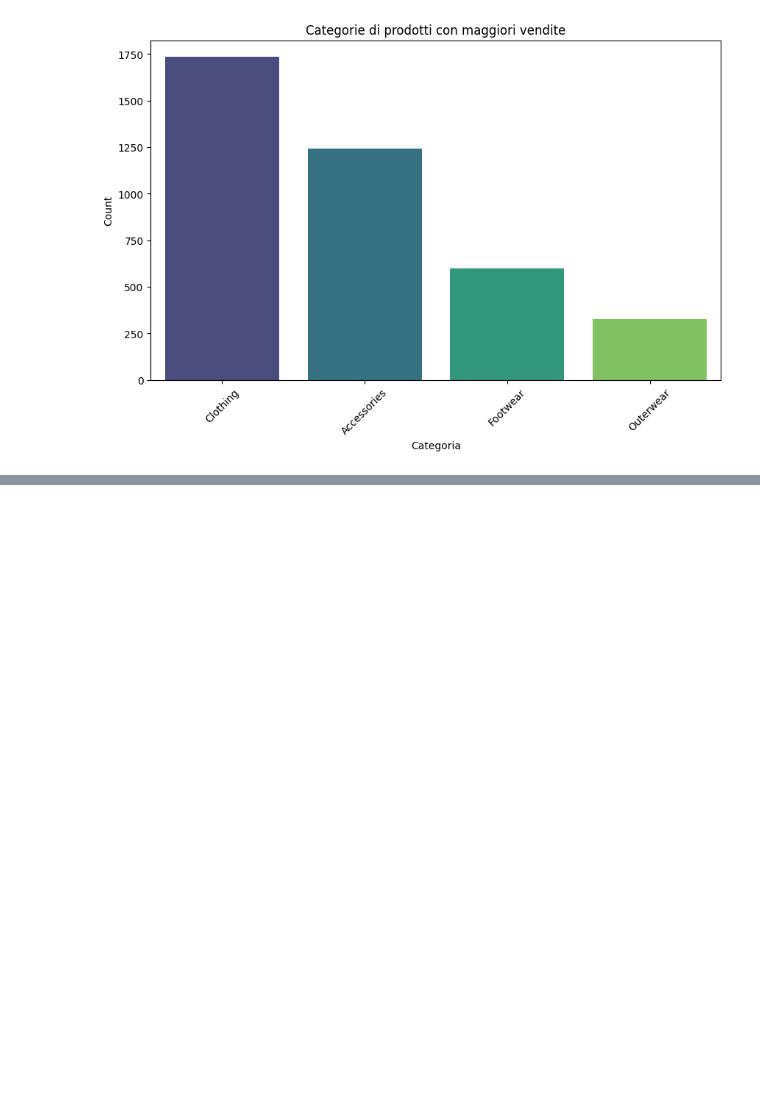
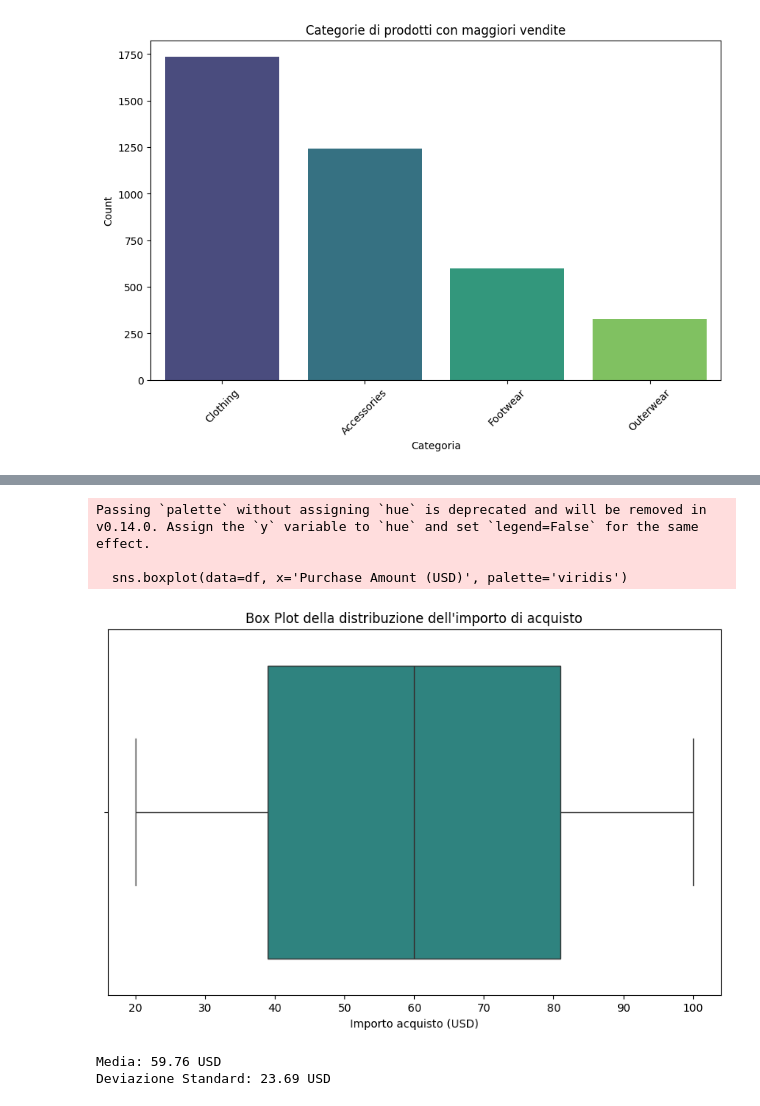
Before and after one commit to alessiaperrone03/shopping_trends_analysis, a Jupyter notebook: notebooks/advanced_analysis.ipynb, the cells around one changed output, grey strips where cells are left out. Cells and saved outputs as stored; diff of their text form; code cells hidden in the pictures; blank space fills up the shorter version.

```diff
--- a/notebooks/advanced_analysis.ipynb
+++ b/notebooks/advanced_analysis.ipynb
@@ -116,0 +119,22 @@ Passing `palette` without assigning `hue` is deprecated and will be removed in v
+# %%
+# Box Plot
+plt.figure(figsize=(10, 6))
+sns.boxplot(data=df, x='Purchase Amount (USD)', palette='viridis')
+plt.title("Box Plot della distribuzione dell'importo di acquisto")
+plt.xlabel("Importo acquisto (USD)")
+plt.show()
+# %% [output]
+Passing `palette` without assigning `hue` is deprecated and will be removed in v0.14.0. Assign the `y` variable to `hue` and set `legend=False` for the same effect.
+
+  sns.boxplot(data=df, x='Purchase Amount (USD)', palette='viridis')
+[figure, added]
+# %%
+# Calcolo della media e deviazione standard
+mean_purchase = df['Purchase Amount (USD)'].mean()
+std_purchase = df['Purchase Amount (USD)'].std()
+
+print(f"Media: {mean_purchase:.2f} USD")
+print(f"Deviazione Standard: {std_purchase:.2f} USD")
+# %% [output]
+Media: 59.76 USD
+Deviazione Standard: 23.69 USD
```
Also changed, not shown: parts of 19 cells of this notebook, 2 other files.
